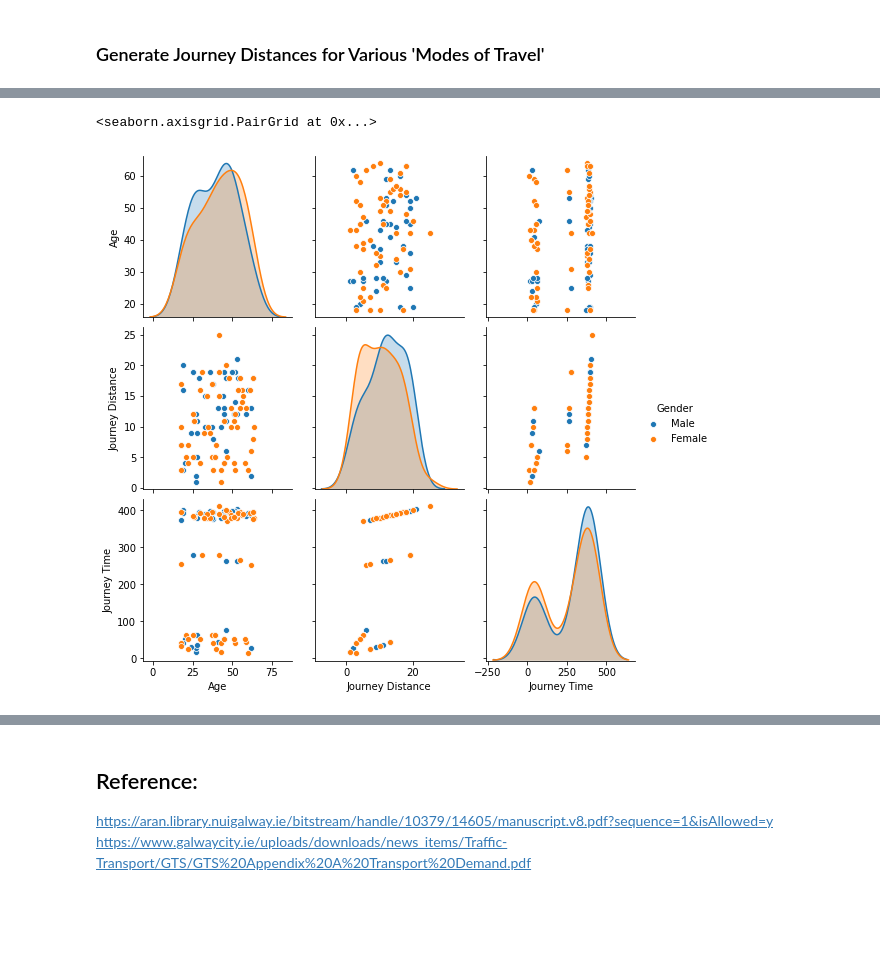
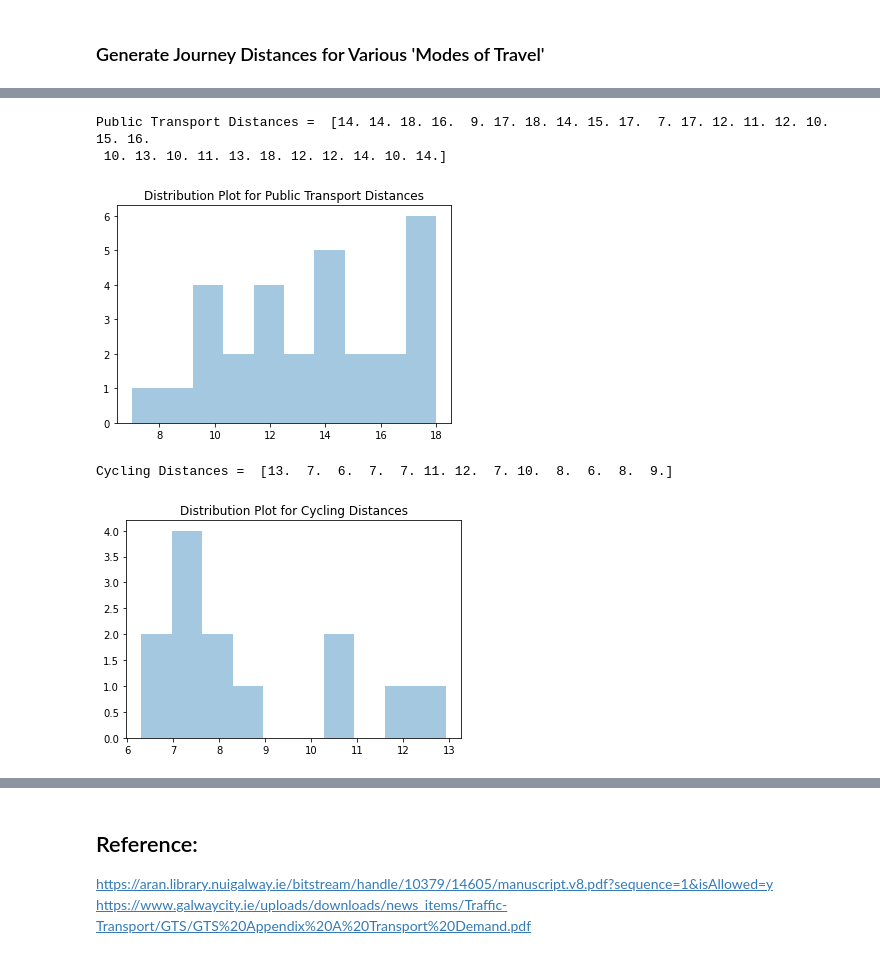
Before and after one commit to PaulSweeney89/ProgDA-Project2020, a Jupyter notebook: Test Dataset.ipynb, the cells around one changed output, grey strips where cells are left out. Saved outputs shown, nothing was run; the diff lists cells and outputs as text; code cells hidden in the pictures; blank space fills up the shorter version.

```diff
--- a/Test Dataset.ipynb
+++ b/Test Dataset.ipynb
@@ -228,5 +130,31 @@ sns.catplot(data=df, kind="bar", x="Mode of Travel", y='Age', hue="Gender")
-# %%
-sns.pairplot(data=df, hue="Gender")
-# %% [output]
-<seaborn.axisgrid.PairGrid at 0x...>
-[figure, removed]
+# %%
+# Journey distances for public transport
+d_pt = np.random.normal(loc=13.7, scale=3, size=passengers)
+
+# Round distances to nearest km
+jd_pt = np.round(d_pt, 0)
+
+# Output distances & distribution plot
+print('Public Transport Distances = ', jd_pt)
+sns.distplot(jd_pt, bins=10, kde=False)
+plt.title("Distribution Plot for Public Transport Distances")
+plt.show()
+# %% [output]
+Public Transport Distances =  [14. 14. 18. 16.  9. 17. 18. 14. 15. 17.  7. 17. 12. 11. 12. 10. 15. 16.
+ 10. 13. 10. 11. 13. 18. 12. 12. 14. 10. 14.]
+[figure, added]
+# %%
+# Journey distances for cyclists
+d_cyc = np.random.triangular(left=2, mode=13, right=14, size=cyclists)
+
+# Round distances to nearest km
+jd_cyc = np.round(d_cyc, 0)
+
+# Output distances & distribution plot
+print('Cycling Distances = ', jd_cyc)
+sns.distplot(d_cyc, bins=10, kde=False)
+plt.title("Distribution Plot for Cycling Distances")
+plt.show()
+# %% [output]
+Cycling Distances =  [13.  7.  6.  7.  7. 11. 12.  7. 10.  8.  6.  8.  9.]
+[figure, added]
```
Also changed, not shown: parts of 41 cells of this notebook.
